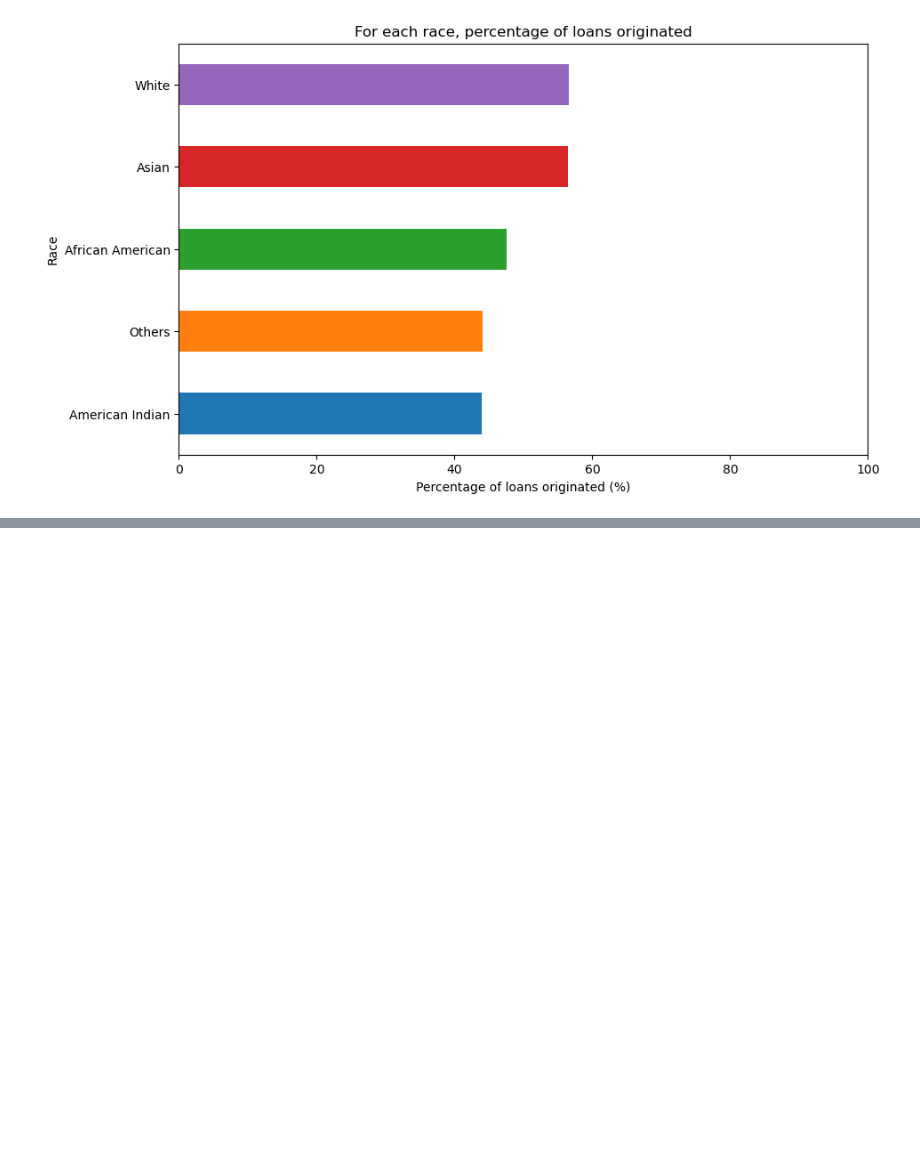
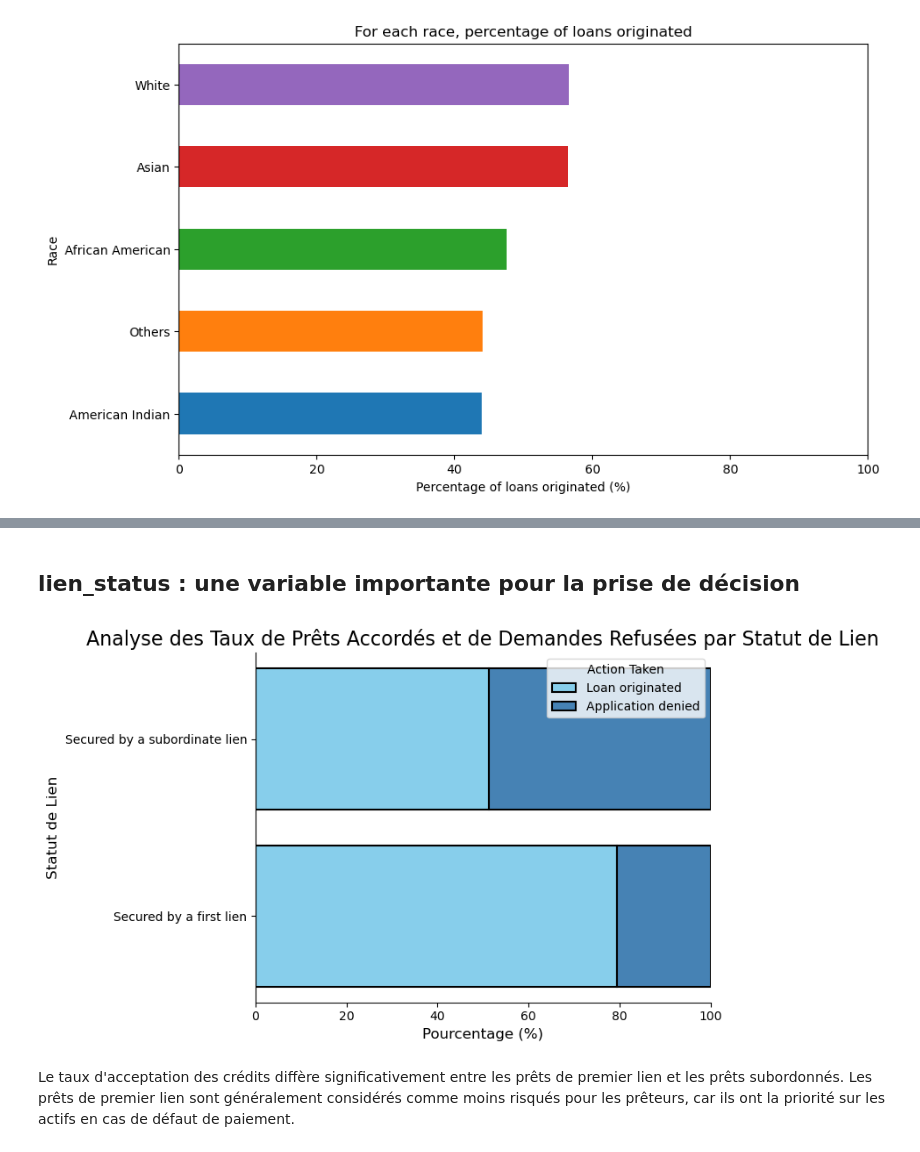
Before and after one commit to ghalys/mortgage_loans_analysis, a Jupyter notebook: business_problem_visualization.ipynb, the cells around one changed output, grey strips where cells are left out. Saved outputs shown, nothing was run; the diff lists cells and outputs as text; code cells hidden in the pictures; blank space fills up the shorter version.

```diff
--- a/business_problem_visualization.ipynb
+++ b/business_problem_visualization.ipynb
@@ -17,7 +19,7 @@ On teste nos données sur un plus petit jeu de données pour une question de dif
 # final_df=pd.concat(a)
 # final_df.to_csv('small_dataset_20.csv')
 # %%
-df = pd.read_csv('small_dataset_20.csv')
+df = pd.read_csv(filepath)
 print(f' the shape of the dataset is : {df.shape}')
 df.head()
 # %% [output]
@@ -37,8 +39,8 @@ def rename_race_data(df):
     new_df['derived_race'] = df['derived_race'].replace({
         'American Indian or Alaska Native' : "American Indian",
         'Black or African American': 'African American',
-        '2 or more minority races' : "Others",
-        'Native Hawaiian or Other Pacific Islander': 'Others',
+        '2 or more minority races' : "Other minorities",
+        'Native Hawaiian or Other Pacific Islander': 'Others minorities',
         'Joint': 'Race Not Available',
         'Free Form Text Only': 'Race Not Available'
     })
@@ -140,0 +211,2 @@ create_bar_chart_loan_per_race(approved_counts, race_counts)
+# %% [markdown]
+## lien_status : une variable importante pour la prise de décision
@@ -140,0 +268,6 @@ create_bar_chart_loan_per_race(approved_counts, race_counts)
+# %%
+plot_lien_status_analysis(df)
+# %% [output]
+[figure, added]
+# %% [markdown]
+Le taux d'acceptation des crédits diffère significativement entre les prêts de premier lien et les prêts subordonnés. Les prêts de premier lien sont généralement considérés comme moins risqués pour les prêteurs, car ils ont la priorité sur les actifs en cas de défaut de paiement.
```
Also changed, not shown: parts of 17 cells of this notebook.
